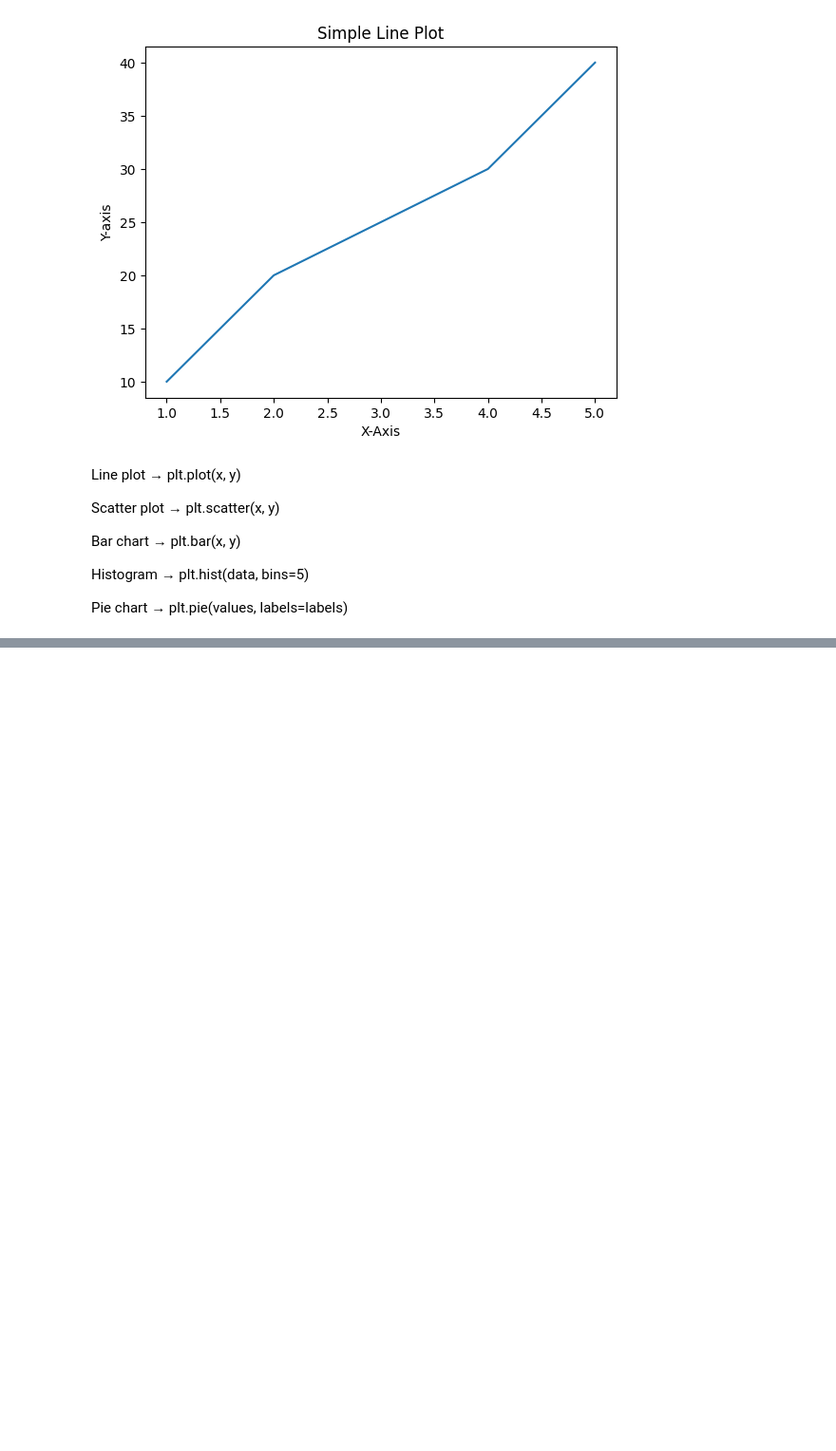
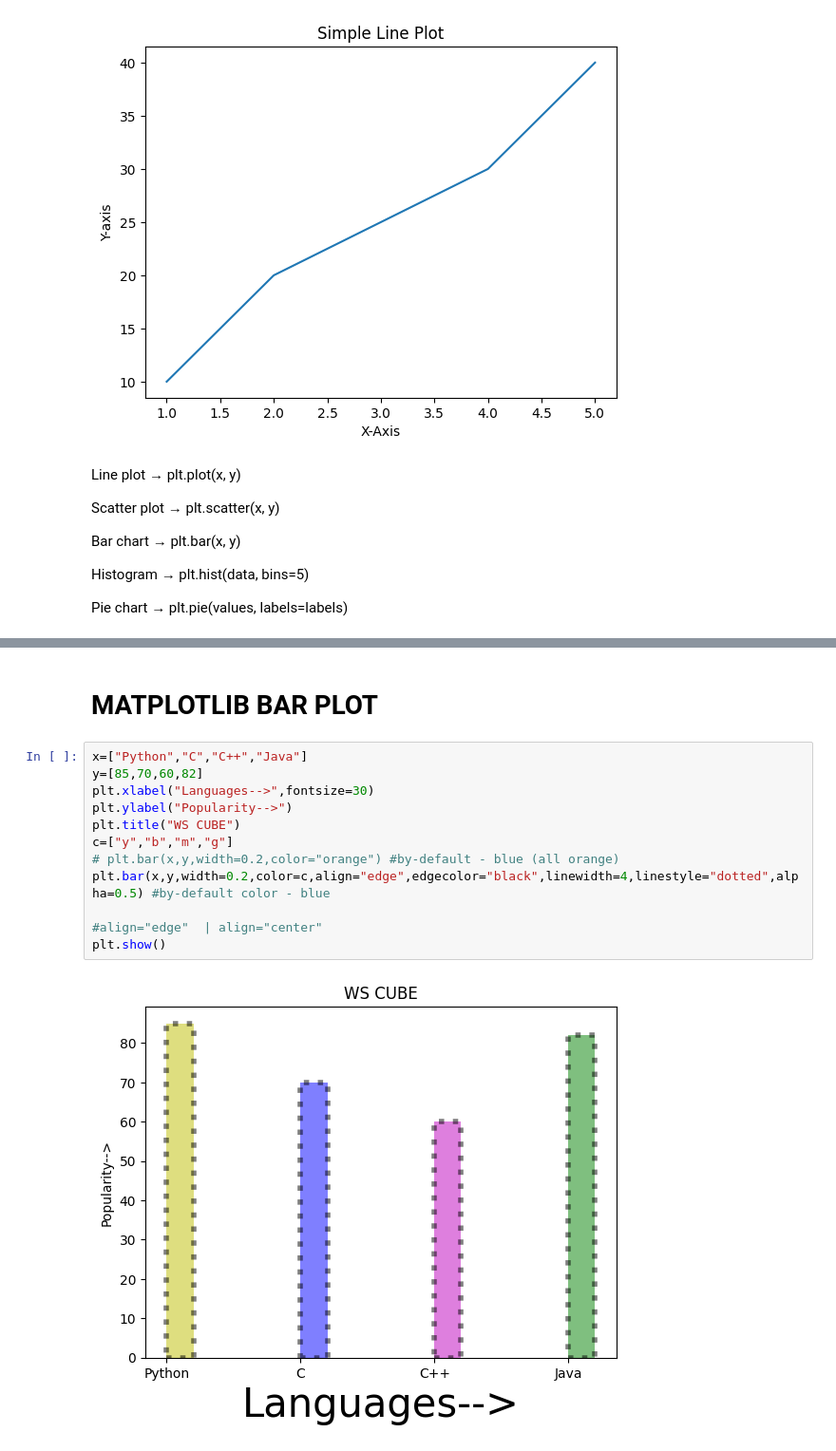
Before and after one commit to sanjib-biswal-git/PYTHON-BASICS_AND_LIBRARIES, a Jupyter notebook: Matplotlib.ipynb, the cells around one changed output, grey strips where cells are left out. Shown: that part at 95% size. Cells and saved outputs as stored; diff of their text form; blank space fills up the shorter version.

```diff
--- a/Matplotlib.ipynb
+++ b/Matplotlib.ipynb
@@ -37,0 +111,16 @@ Pie chart → plt.pie(values, labels=labels)
+# %% [markdown]
+# MATPLOTLIB BAR PLOT
+# %%
+x=["Python","C","C++","Java"]
+y=[85,70,60,82]
+plt.xlabel("Languages-->",fontsize=30)
+plt.ylabel("Popularity-->")
+plt.title("WS CUBE")
+c=["y","b","m","g"]
+# plt.bar(x,y,width=0.2,color="orange") #by-default - blue (all orange)
+plt.bar(x,y,width=0.2,color=c,align="edge",edgecolor="black",linewidth=4,linestyle="dotted",alpha=0.5) #by-default color - blue
+
+#align="edge"  | align="center"
+plt.show()
+# %% [output]
+[figure, added]
```
Also changed, not shown: parts of 18 cells of this notebook.
